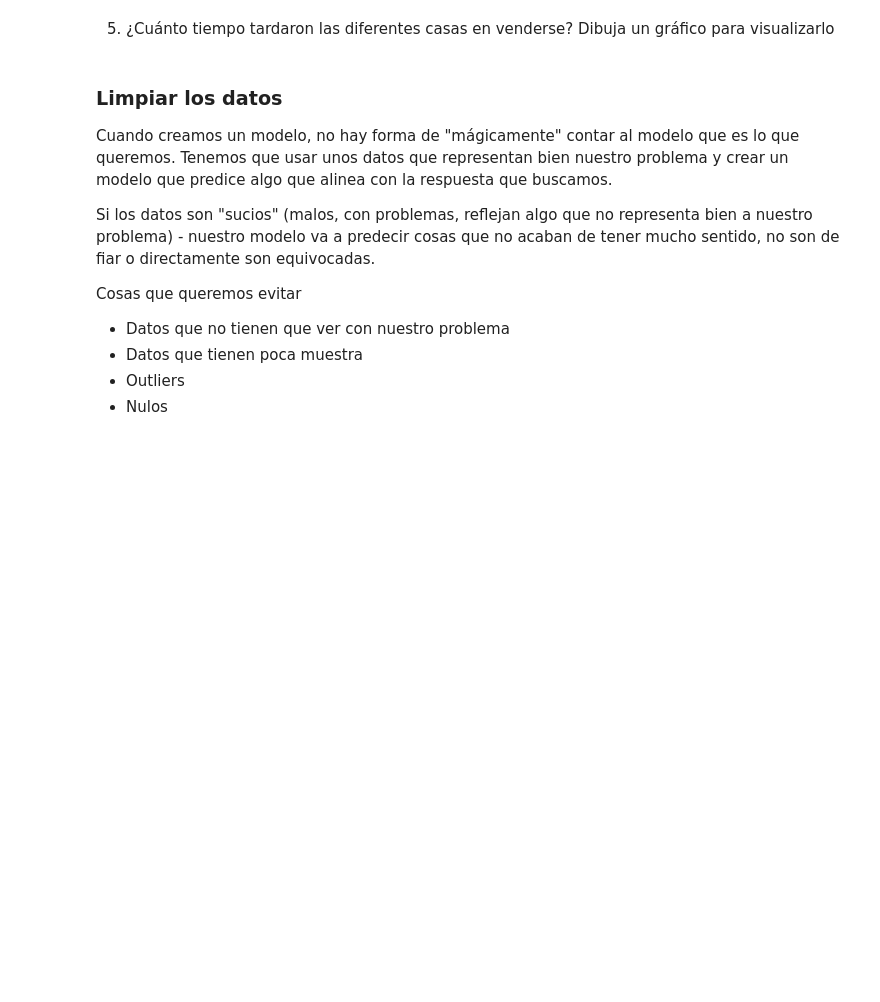
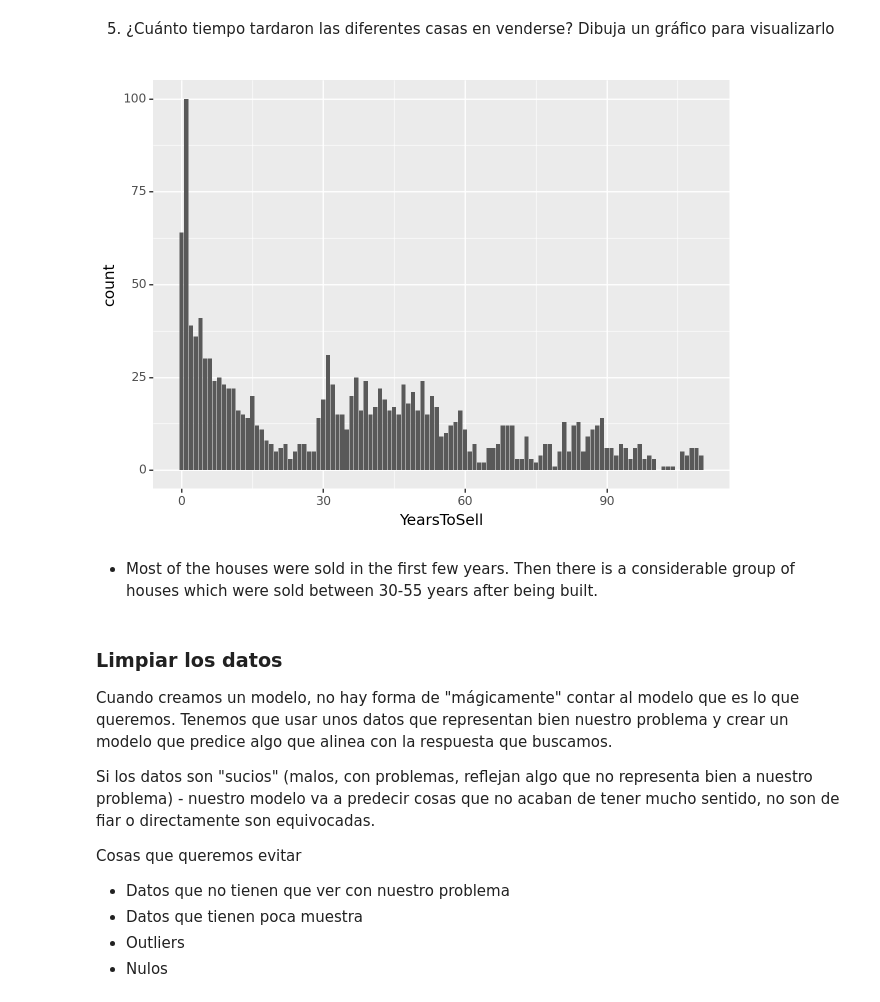
Before and after one commit to TehWeifu/IABD, a Jupyter notebook: SistemasDeAprendizajeAutomatico/Andreas/Project/primer-ejercicio/entregable/entregable-JBSL.ipynb, the cells around one changed output. Cells and saved outputs as stored; diff of their text form; code cells hidden in the pictures; blank space fills up the shorter version.

```diff
--- a/SistemasDeAprendizajeAutomatico/Andreas/Project/primer-ejercicio/entregable/entregable-JBSL.ipynb
+++ b/SistemasDeAprendizajeAutomatico/Andreas/Project/primer-ejercicio/entregable/entregable-JBSL.ipynb
@@ -168,5 +208,16 @@ Aquí buscamos cosas como
 # %% [markdown]
 5. ¿Cuánto tiempo tardaron las diferentes casas en venderse? Dibuja un gráfico para visualizarlo
+# %%
+house_data["YearsToSell"] = house_data["YrSold"] - house_data["YearBuilt"]
+plot = (
+        pn.ggplot(house_data, pn.aes('YearsToSell')) +
+        pn.geom_bar()
+)
+plot.draw()
+# %% [output]
+[figure, added]
+# %% [markdown]
+- Most of the houses were sold in the first few years. Then there is a considerable group of houses which were sold between 30-55 years after being built.
 # %% [markdown]
 ### Limpiar los datos
 Cuando creamos un modelo, no hay forma de "mágicamente" contar al modelo que es lo que queremos. Tenemos que usar unos datos que representan bien nuestro problema y crear un modelo que predice algo que alinea con la respuesta que buscamos.
```
Also changed, not shown: parts of 8 cells of this notebook, 3 other files.
